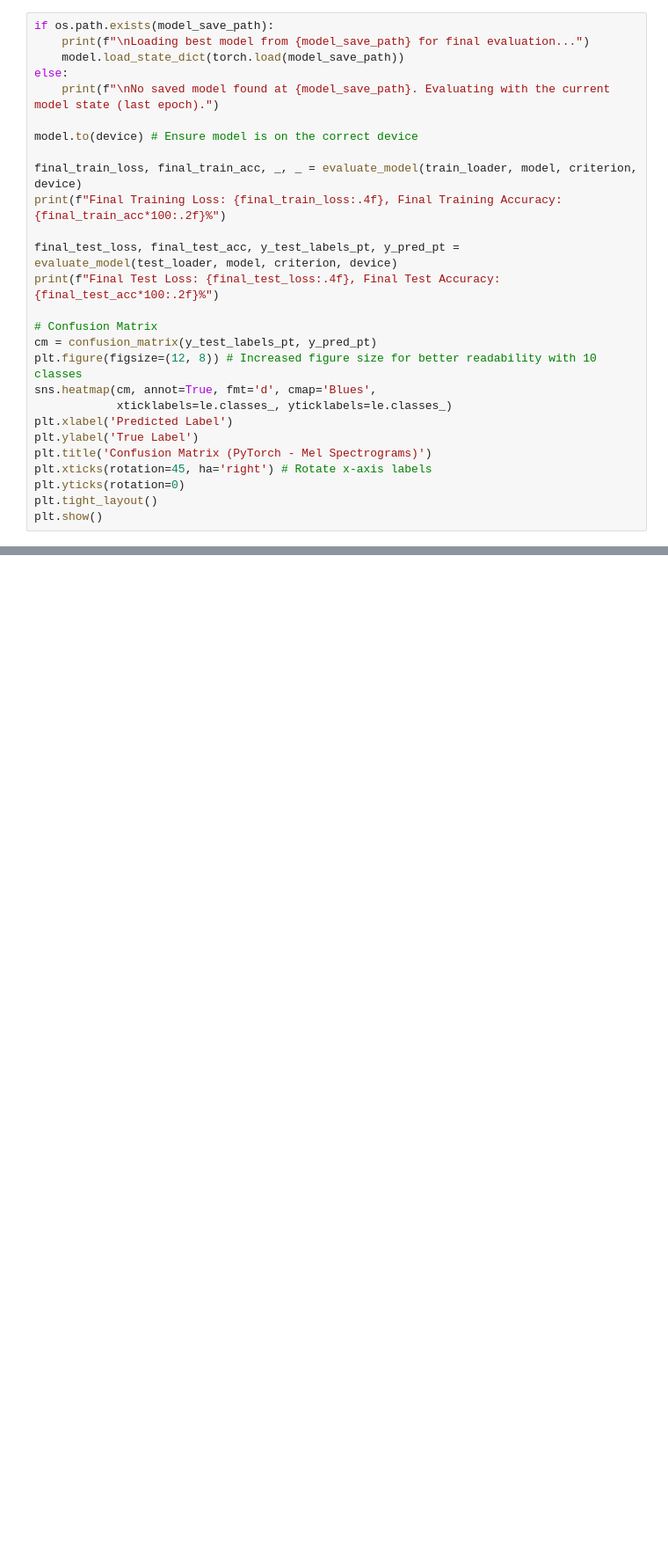
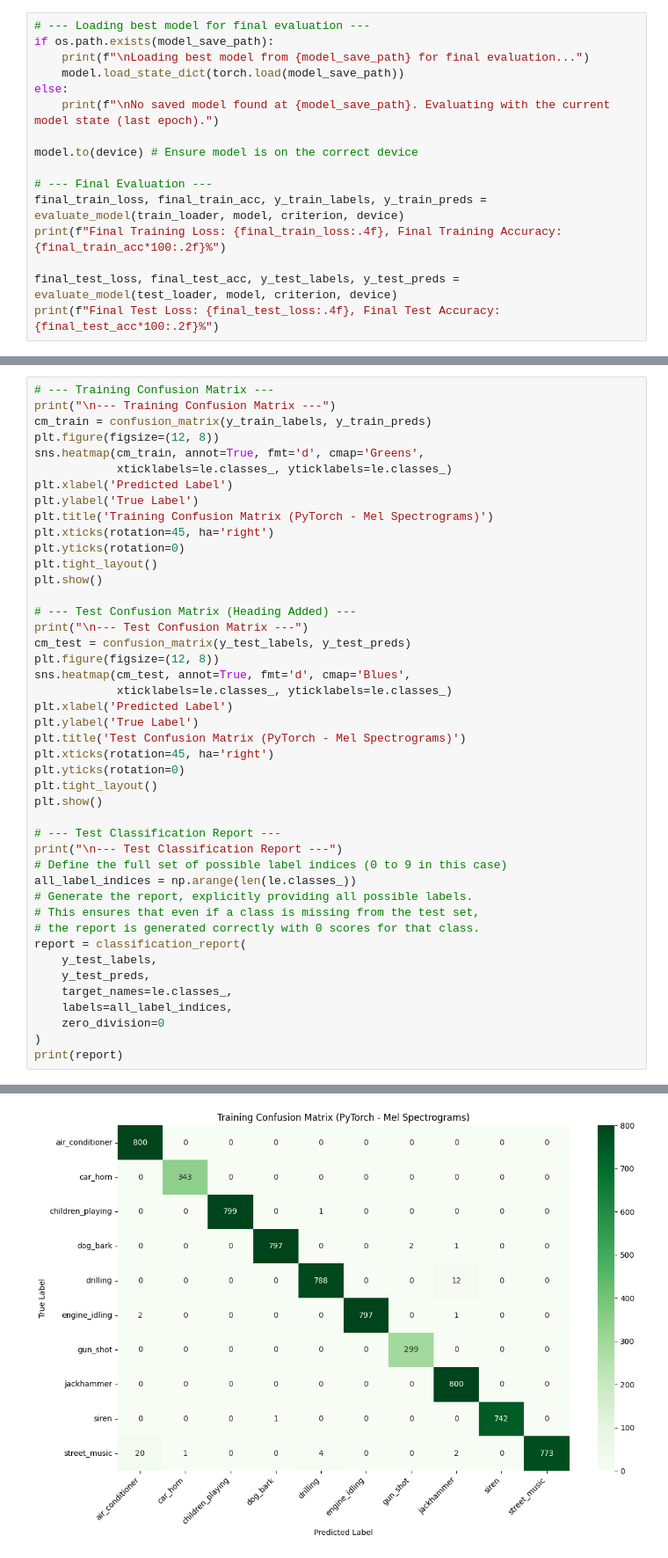
Before and after one commit to dey-rj/Audio-Classification-Using-CNN, a Jupyter notebook: audio-classification-using-cnn.ipynb, the cells around one changed output, grey strips where cells are left out. Shown at 88% size. Drawn from its saved outputs; the diff is of its cells as text; blank space fills up the shorter version.

```diff
--- a/audio-classification-using-cnn.ipynb
+++ b/audio-classification-using-cnn.ipynb
@@ -465,4 +518,5 @@ plt.show()
 # %%
+# --- Loading best model for final evaluation ---
 if os.path.exists(model_save_path):
     print(f"\nLoading best model from {model_save_path} for final evaluation...")
     model.load_state_dict(torch.load(model_save_path))
@@ -471,23 +525,11 @@ else:
 
 model.to(device) # Ensure model is on the correct device
 
-final_train_loss, final_train_acc, _, _ = evaluate_model(train_loader, model, criterion, device)
+# --- Final Evaluation ---
+final_train_loss, final_train_acc, y_train_labels, y_train_preds = evaluate_model(train_loader, model, criterion, device)
 print(f"Final Training Loss: {final_train_loss:.4f}, Final Training Accuracy: {final_train_acc*100:.2f}%")
 
-final_test_loss, final_test_acc, y_test_labels_pt, y_pred_pt = evaluate_model(test_loader, model, criterion, device)
+final_test_loss, final_test_acc, y_test_labels, y_test_preds = evaluate_model(test_loader, model, criterion, device)
 print(f"Final Test Loss: {final_test_loss:.4f}, Final Test Accuracy: {final_test_acc*100:.2f}%")
-
-# Confusion Matrix
-cm = confusion_matrix(y_test_labels_pt, y_pred_pt)
-plt.figure(figsize=(12, 8)) # Increased figure size for better readability with 10 classes
-sns.heatmap(cm, annot=True, fmt='d', cmap='Blues',
-            xticklabels=le.classes_, yticklabels=le.classes_)
-plt.xlabel('Predicted Label')
-plt.ylabel('True Label')
-plt.title('Confusion Matrix (PyTorch - Mel Spectrograms)')
-plt.xticks(rotation=45, ha='right') # Rotate x-axis labels
-plt.yticks(rotation=0)
-plt.tight_layout()
-plt.show()
 # %% [output]
 Loading best model from saved_models_pytorch_melspec/weights.best.melspec_cnn.pth for final evaluation...
@@ -602,0 +538,45 @@ Notebook execution complete.
+# %%
+# --- Training Confusion Matrix ---
+print("\n--- Training Confusion Matrix ---")
+cm_train = confusion_matrix(y_train_labels, y_train_preds)
+plt.figure(figsize=(12, 8))
+sns.heatmap(cm_train, annot=True, fmt='d', cmap='Greens',
+            xticklabels=le.classes_, yticklabels=le.classes_)
+plt.xlabel('Predicted Label')
+plt.ylabel('True Label')
+plt.title('Training Confusion Matrix (PyTorch - Mel Spectrograms)')
+plt.xticks(rotation=45, ha='right')
+plt.yticks(rotation=0)
+plt.tight_layout()
+plt.show()
+
+# --- Test Confusion Matrix (Heading Added) ---
+print("\n--- Test Confusion Matrix ---")
+cm_test = confusion_matrix(y_test_labels, y_test_preds)
+plt.figure(figsize=(12, 8))
+sns.heatmap(cm_test, annot=True, fmt='d', cmap='Blues',
+            xticklabels=le.classes_, yticklabels=le.classes_)
+plt.xlabel('Predicted Label')
+plt.ylabel('True Label')
+plt.title('Test Confusion Matrix (PyTorch - Mel Spectrograms)')
+plt.xticks(rotation=45, ha='right')
+plt.yticks(rotation=0)
+plt.tight_layout()
+plt.show()
+
+# --- Test Classification Report ---
+print("\n--- Test Classification Report ---")
+# Define the full set of possible label indices (0 to 9 in this case)
+all_label_indices = np.arange(len(le.classes_))
+# Generate the report, explicitly providing all possible labels.
+# This ensures that even if a class is missing from the test set,
+# the report is generated correctly with 0 scores for that class.
+report = classification_report(
+    y_test_labels,
+    y_test_preds,
+    target_names=le.classes_,
+    labels=all_label_indices,
+    zero_division=0
+)
+print(report)
+# %% [output]
@@ -602,0 +584 @@ Notebook execution complete.
+[figure, added]
```
Also changed, not shown: parts of 25 cells of this notebook, 4 other files.
